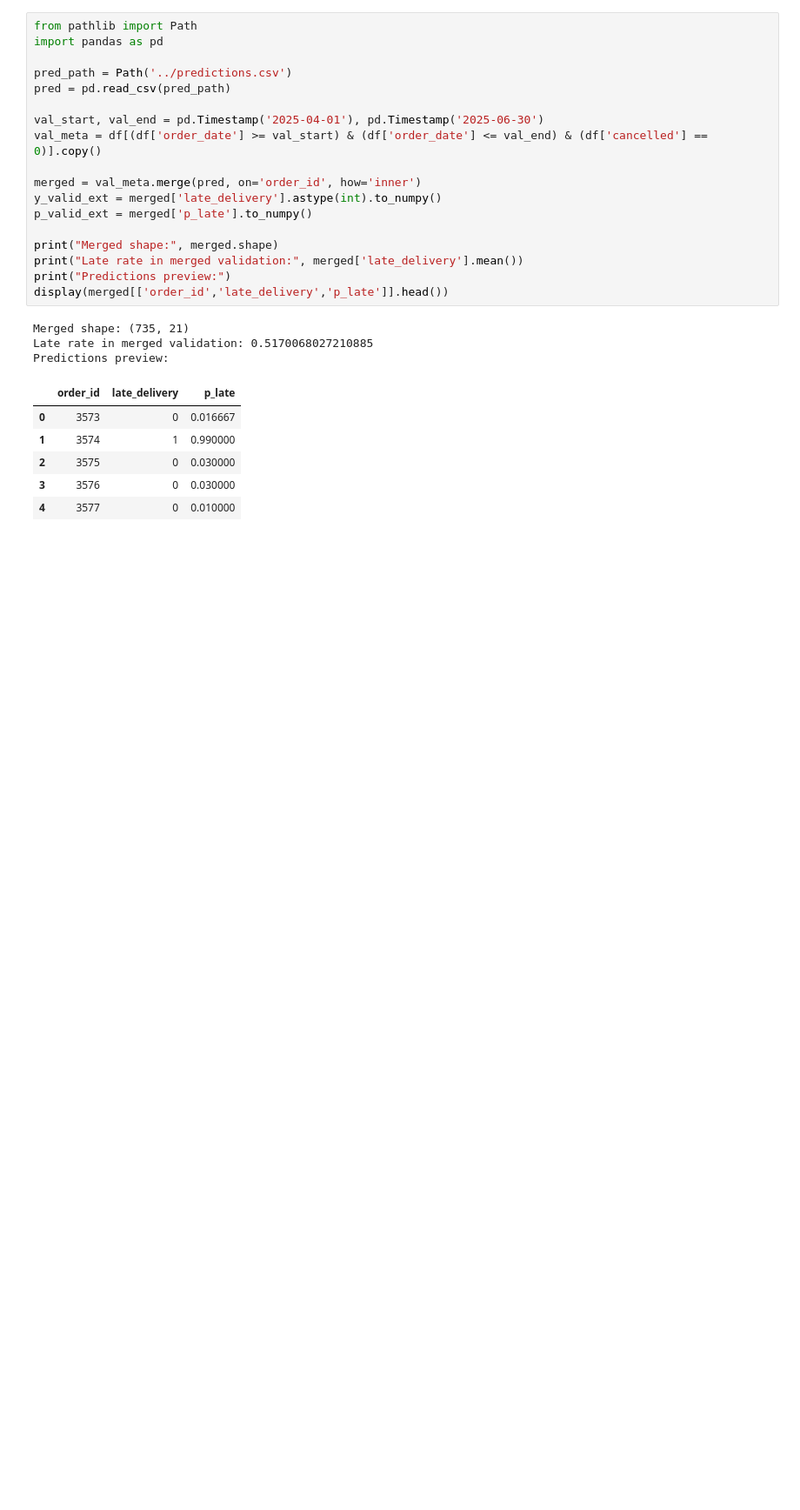
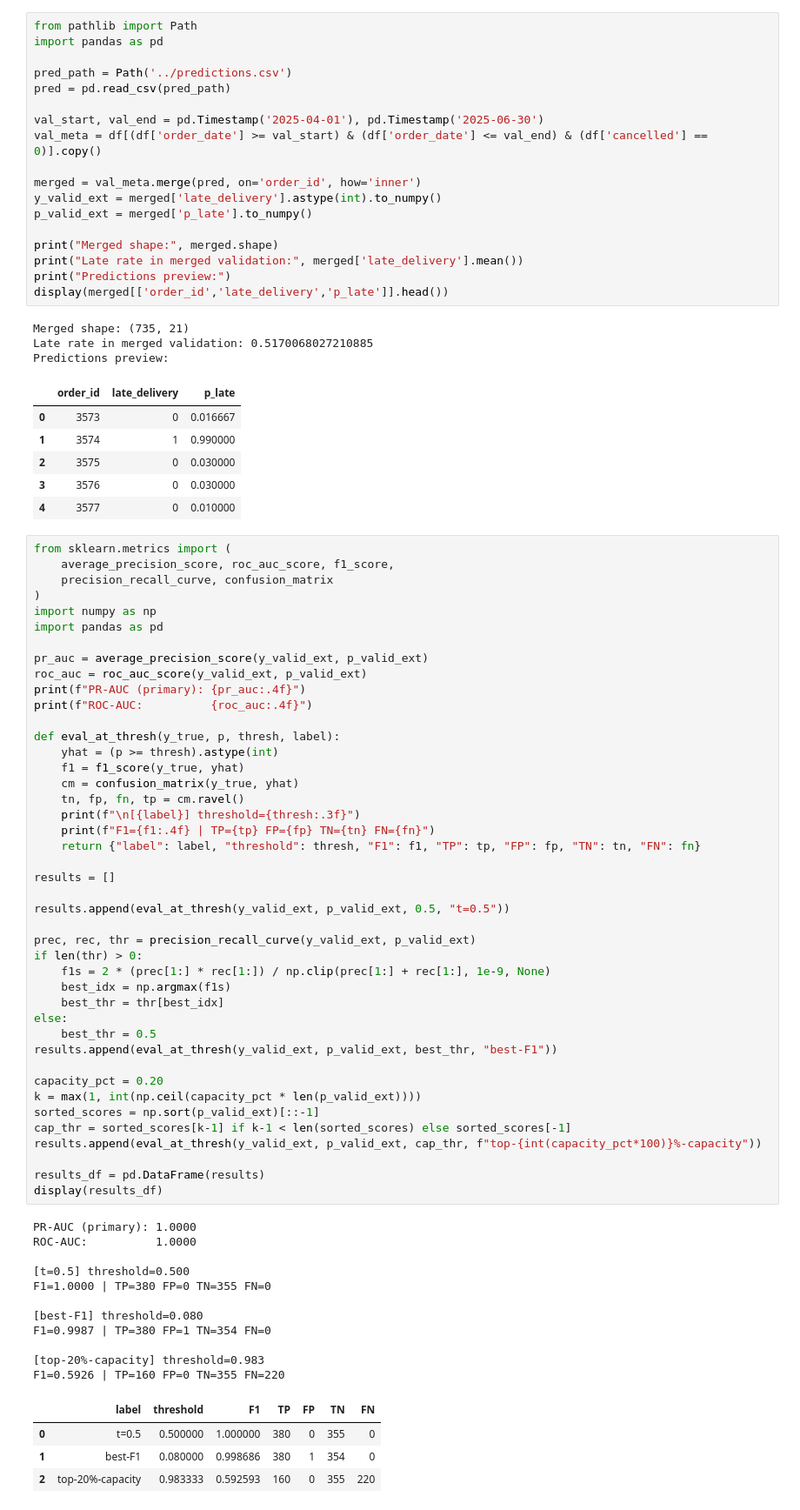
Before and after one commit to Karim-shamel/ds_takehome_KarimMorsy, a Jupyter notebook: notebooks/Model_Anomaly.ipynb, the cells around one changed output. Shown: that part at 87% size. Cells and saved outputs as stored; diff of their text form; blank space fills up the shorter version.

Commit message:
New merge metrics

```diff
--- a/notebooks/Model_Anomaly.ipynb
+++ b/notebooks/Model_Anomaly.ipynb
@@ -399,3 +399,62 @@ Predictions preview:
 | 2 | 3575 | 0 | 0.030000 |
 | 3 | 3576 | 0 | 0.030000 |
 | 4 | 3577 | 0 | 0.010000 |
+# %%
+from sklearn.metrics import (
+    average_precision_score, roc_auc_score, f1_score,
+    precision_recall_curve, confusion_matrix
+)
+import numpy as np
+import pandas as pd
+
+pr_auc = average_precision_score(y_valid_ext, p_valid_ext)
+roc_auc = roc_auc_score(y_valid_ext, p_valid_ext)
+print(f"PR-AUC (primary): {pr_auc:.4f}")
+print(f"ROC-AUC:          {roc_auc:.4f}")
+
+def eval_at_thresh(y_true, p, thresh, label):
+    yhat = (p >= thresh).astype(int)
+    f1 = f1_score(y_true, yhat)
+    cm = confusion_matrix(y_true, yhat)
+    tn, fp, fn, tp = cm.ravel()
+    print(f"\n[{label}] threshold={thresh:.3f}")
+    print(f"F1={f1:.4f} | TP={tp} FP={fp} TN={tn} FN={fn}")
+    return {"label": label, "threshold": thresh, "F1": f1, "TP": tp, "FP": fp, "TN": tn, "FN": fn}
+
+results = []
+
+results.append(eval_at_thresh(y_valid_ext, p_valid_ext, 0.5, "t=0.5"))
+
+prec, rec, thr = precision_recall_curve(y_valid_ext, p_valid_ext)
+if len(thr) > 0:
+    f1s = 2 * (prec[1:] * rec[1:]) / np.clip(prec[1:] + rec[1:], 1e-9, None)
+    best_idx = np.argmax(f1s)
+    best_thr = thr[best_idx]
+else:
+    best_thr = 0.5
+results.append(eval_at_thresh(y_valid_ext, p_valid_ext, best_thr, "best-F1"))
+
+capacity_pct = 0.20
+k = max(1, int(np.ceil(capacity_pct * len(p_valid_ext))))
+sorted_scores = np.sort(p_valid_ext)[::-1]
+cap_thr = sorted_scores[k-1] if k-1 < len(sorted_scores) else sorted_scores[-1]
+results.append(eval_at_thresh(y_valid_ext, p_valid_ext, cap_thr, f"top-{int(capacity_pct*100)}%-capacity"))
+
+results_df = pd.DataFrame(results)
+display(results_df)
+# %% [output]
+PR-AUC (primary): 1.0000
+ROC-AUC:          1.0000
+
+[t=0.5] threshold=0.500
+F1=1.0000 | TP=380 FP=0 TN=355 FN=0
+
+[best-F1] threshold=0.080
+F1=0.9987 | TP=380 FP=1 TN=354 FN=0
+
+[top-20%-capacity] threshold=0.983
+F1=0.5926 | TP=160 FP=0 TN=355 FN=220
+|  | label | threshold | F1 | TP | FP | TN | FN |
+| 0 | t=0.5 | 0.500000 | 1.000000 | 380 | 0 | 355 | 0 |
+| 1 | best-F1 | 0.080000 | 0.998686 | 380 | 1 | 354 | 0 |
+| 2 | top-20%-capacity | 0.983333 | 0.592593 | 160 | 0 | 355 | 220 |
```
